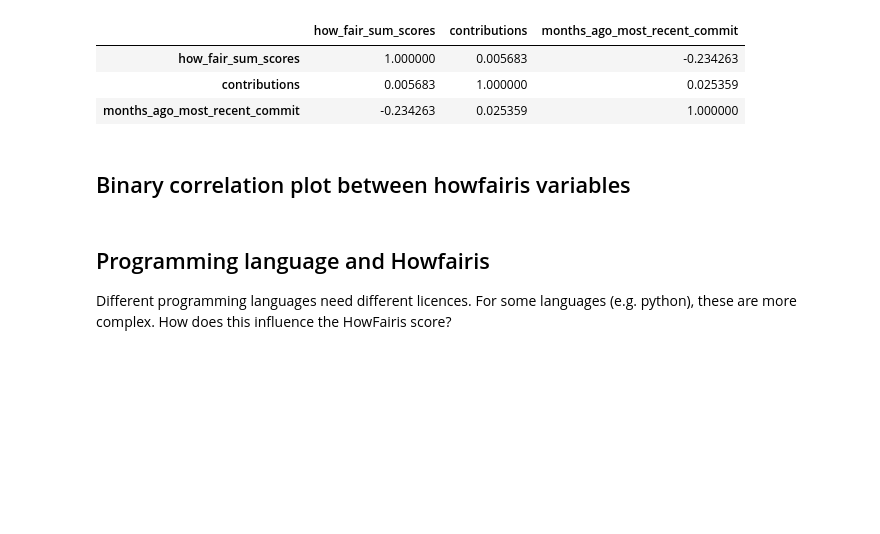
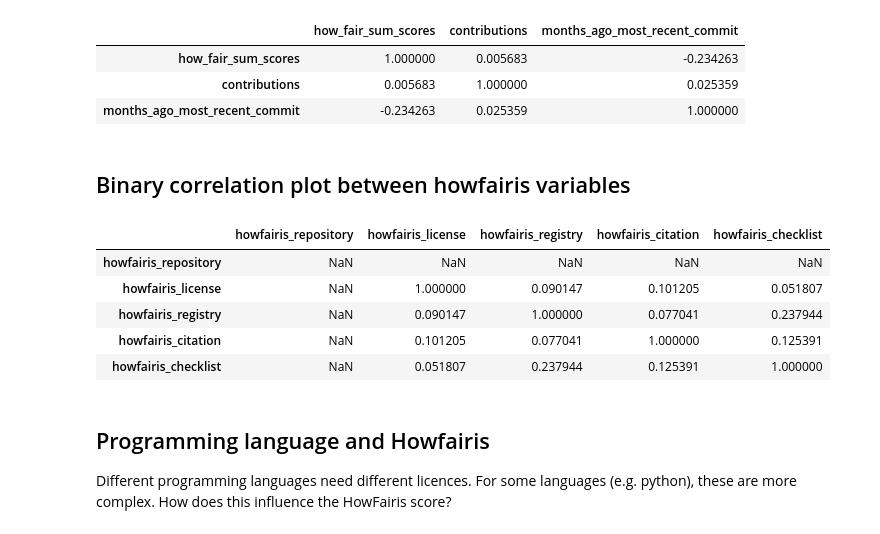
Before and after one commit to UtrechtUniversity/SWORDS-UU, a Jupyter notebook: repository_collection/repo_analysis.ipynb, the cells around one changed output. Saved outputs shown, nothing was run; the diff lists cells and outputs as text; code cells hidden in the pictures; blank space fills up the shorter version.

```diff
--- a/repository_collection/repo_analysis.ipynb
+++ b/repository_collection/repo_analysis.ipynb
@@ -219,6 +244,23 @@ correlation_df.corr(method='pearson')
 | months_ago_most_recent_commit | -0.234263 | 0.025359 | 1.000000 |
 # %% [markdown]
 ## Binary correlation plot between howfairis variables
+# %%
+correlation_how_fair_is = pd.DataFrame()
+
+correlation_how_fair_is['howfairis_repository'] = how_fair_is['howfairis_repository']
+correlation_how_fair_is['howfairis_license'] = how_fair_is['howfairis_license']
+correlation_how_fair_is['howfairis_registry'] = how_fair_is['howfairis_registry']
+correlation_how_fair_is['howfairis_citation'] = how_fair_is['howfairis_citation']
+correlation_how_fair_is['howfairis_checklist'] = how_fair_is['howfairis_checklist']
+# %%
+correlation_how_fair_is.corr(method='pearson') #howfairis_repository is all true, so has no variance
+# %% [output]
+|  | howfairis_repository | howfairis_license | howfairis_registry | howfairis_citation | howfairis_checklist |
+| howfairis_repository | NaN | NaN | NaN | NaN | NaN |
+| howfairis_license | NaN | 1.000000 | 0.090147 | 0.101205 | 0.051807 |
+| howfairis_registry | NaN | 0.090147 | 1.000000 | 0.077041 | 0.237944 |
+| howfairis_citation | NaN | 0.101205 | 0.077041 | 1.000000 | 0.125391 |
+| howfairis_checklist | NaN | 0.051807 | 0.237944 | 0.125391 | 1.000000 |
 # %% [markdown]
 ## Programming language and Howfairis
 
```
Also changed, not shown: parts of 18 cells of this notebook.
